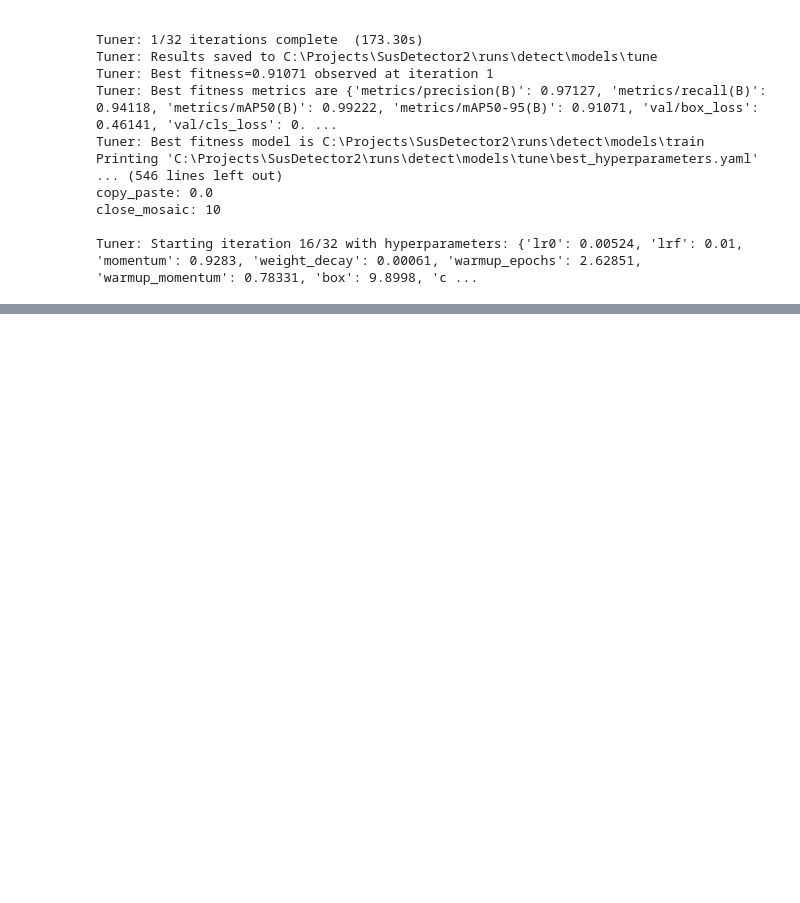
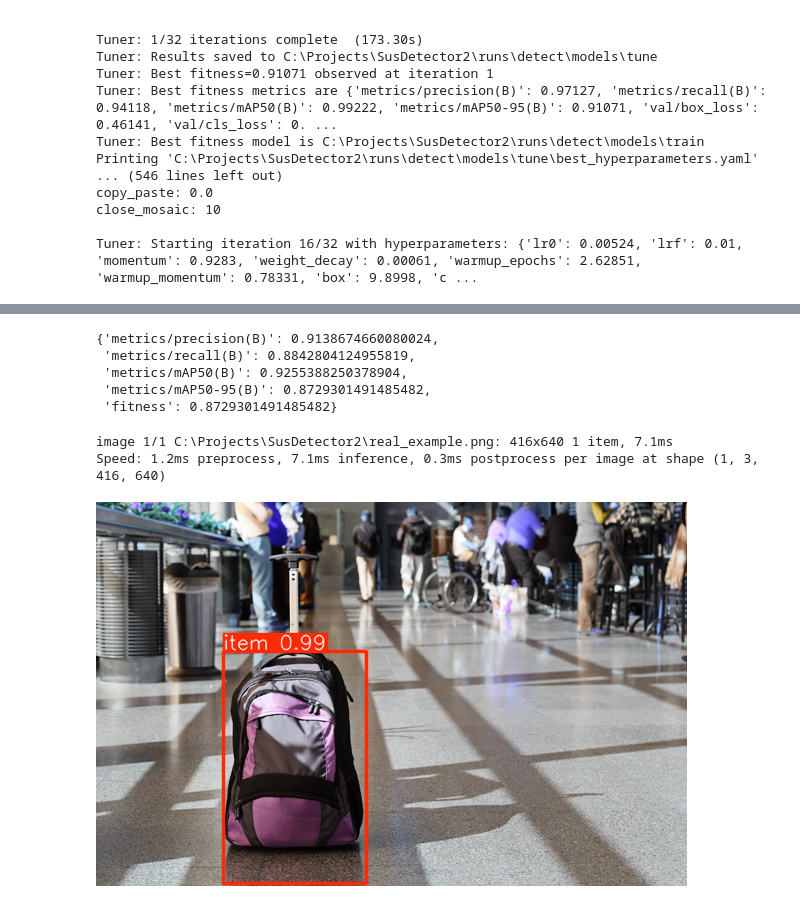
Before and after one commit to Natans8/SusDetector, a Jupyter notebook: train.ipynb, the cells around one changed output, grey strips where cells are left out. Drawn from its saved outputs; the diff is of its cells as text; code cells hidden in the pictures; blank space fills up the shorter version.

Commit message:
Models and results

```diff
--- a/train.ipynb
+++ b/train.ipynb
@@ -79,3 +77,16 @@ copy_paste: 0.0
 close_mosaic: 10
 
 Tuner: Starting iteration 16/32 with hyperparameters: {'lr0': 0.00524, 'lrf': 0.01, 'momentum': 0.9283, 'weight_decay': 0.00061, 'warmup_epochs': 2.62851, 'warmup_momentum': 0.78331, 'box': 9.8998, 'c ...
+# %%
+# Test best model
+best_model = YOLO('models/trained/run/weights/best.pt')
+test = best_model.val(
+    data='data/run/data.yaml',
+    split='test',
+    device='cuda',
+    imgsz=640,
+    plots=True,
+    project='models',
+    name='test',
+    single_cls=True,
+)
@@ -81,0 +102,14 @@ Tuner: Starting iteration 16/32 with hyperparameters: {'lr0': 0.00524, 'lrf': 0.
+# %%
+test.results_dict
+# %% [output]
+{'metrics/precision(B)': 0.9138674660080024,
+ 'metrics/recall(B)': 0.8842804124955819,
+ 'metrics/mAP50(B)': 0.9255388250378904,
+ 'metrics/mAP50-95(B)': 0.8729301491485482,
+ 'fitness': 0.8729301491485482}
+# %%
+Image.fromarray(best_model('real_example.png', show_labels=True)[0].plot())
+# %% [output]
+image 1/1 C:\Projects\SusDetector2\real_example.png: 416x640 1 item, 7.1ms
+Speed: 1.2ms preprocess, 7.1ms inference, 0.3ms postprocess per image at shape (1, 3, 416, 640)
+[figure, added]
```
Also changed, not shown: parts of 5 cells of this notebook, 59 other files.
